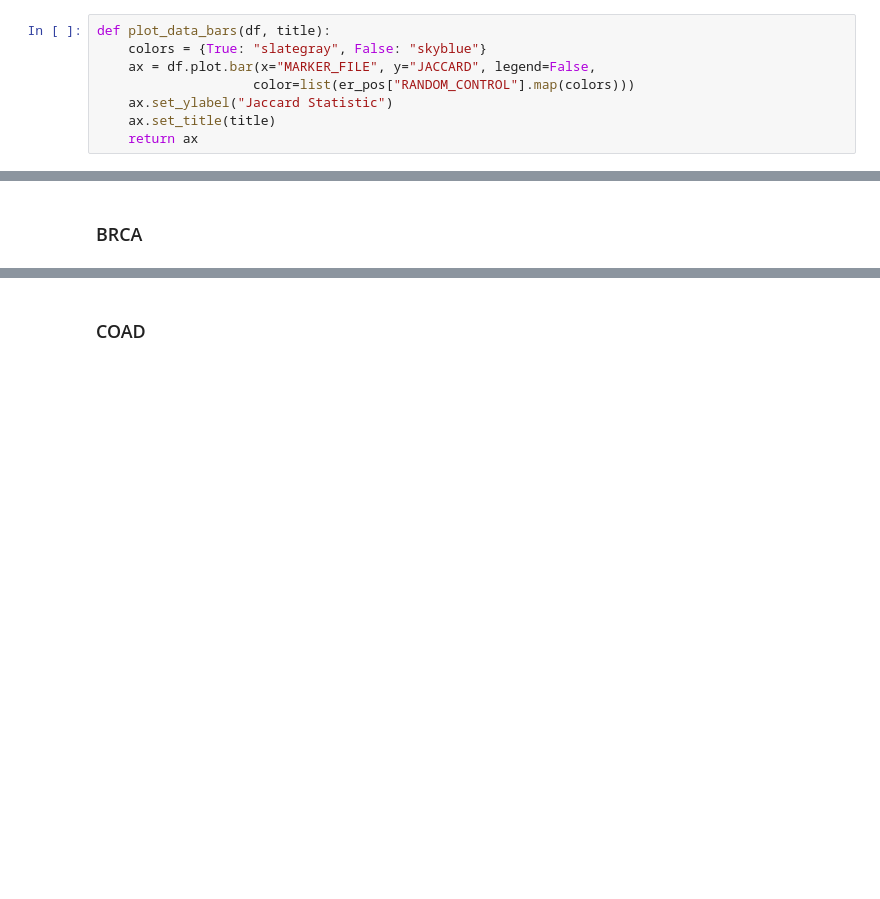
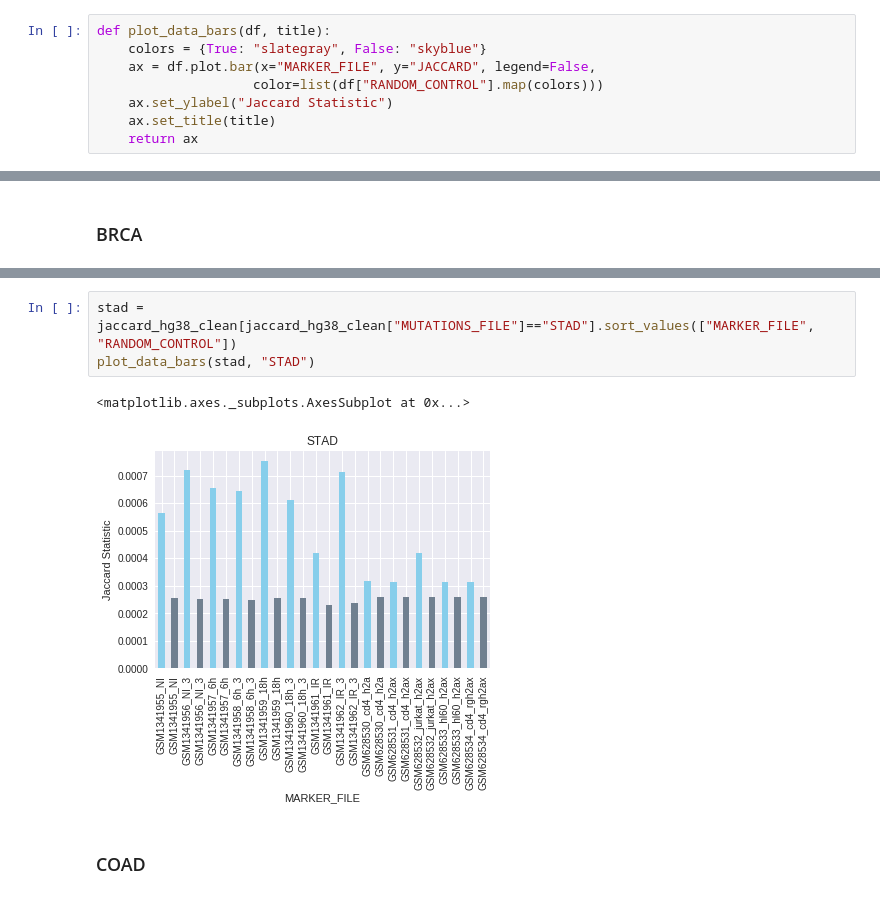
Before and after one commit to wjmn/dsb-bioinformatics-project, a Jupyter notebook: notebooks/20170723_preliminaryjaccardrun.ipynb, the cells around one changed output, grey strips where cells are left out. Saved outputs shown, nothing was run; the diff lists cells and outputs as text; blank space fills up the shorter version.

```diff
--- a/notebooks/20170723_preliminaryjaccardrun.ipynb
+++ b/notebooks/20170723_preliminaryjaccardrun.ipynb
@@ -104,7 +104,7 @@ GSM1341962 	H2AXpS139-ChIP-seq 10 Gy IR rep2
 def plot_data_bars(df, title):
     colors = {True: "slategray", False: "skyblue"}
     ax = df.plot.bar(x="MARKER_FILE", y="JACCARD", legend=False,
-                    color=list(er_pos["RANDOM_CONTROL"].map(colors)))
+                    color=list(df["RANDOM_CONTROL"].map(colors)))
     ax.set_ylabel("Jaccard Statistic")
     ax.set_title(title)
     return ax
@@ -132,3 +155,9 @@ brca = plot_data_bars(brca, "BRCA")
+# %%
+stad = jaccard_hg38_clean[jaccard_hg38_clean["MUTATIONS_FILE"]=="STAD"].sort_values(["MARKER_FILE", "RANDOM_CONTROL"])
+plot_data_bars(stad, "STAD")
+# %% [output]
+<matplotlib.axes._subplots.AxesSubplot at 0x...>
+[figure, added]
 # %% [markdown]
 ### COAD
 # %%
```
Also changed, not shown: parts of 6 cells of this notebook, 4 other files.
